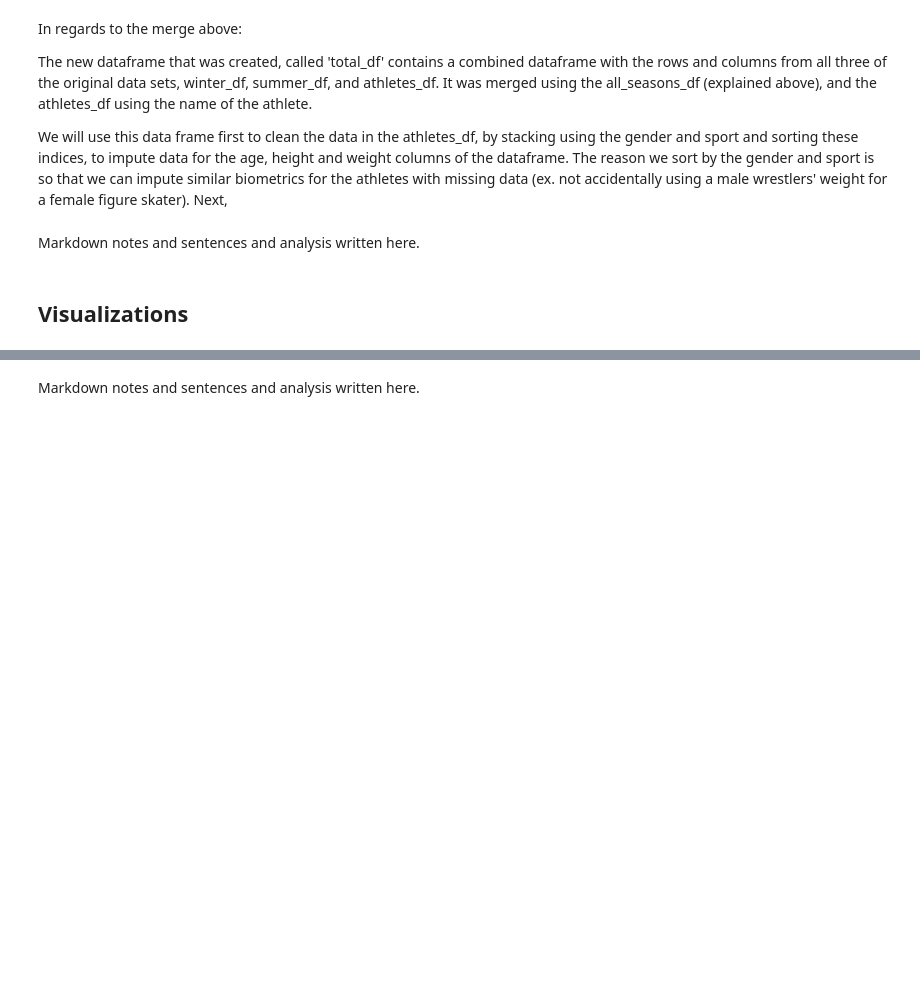
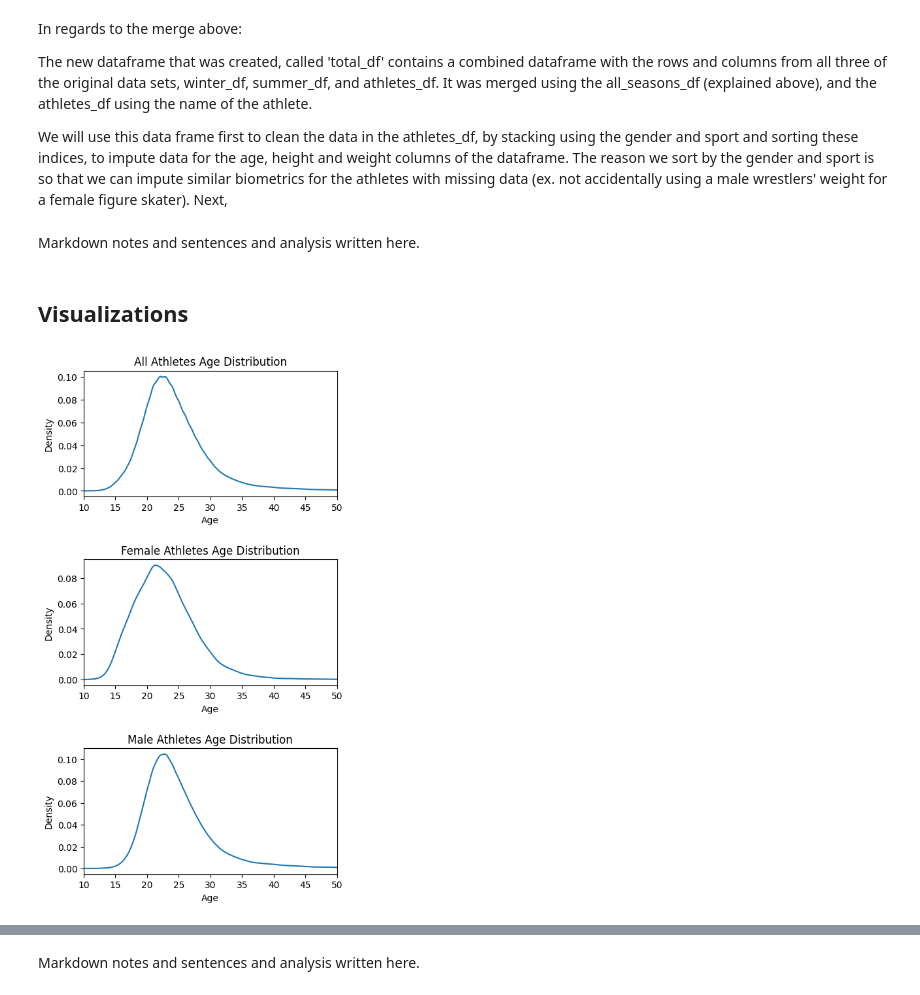
Before and after one commit to srushti-vai/Olympics-Data-Analysis, a Jupyter notebook: Olympics Data Analysis.ipynb, the cells around one changed output, grey strips where cells are left out. Cells and saved outputs as stored; diff of their text form; code cells hidden in the pictures; blank space fills up the shorter version.

Commit message:
Updates to pivoting and visualizations

```diff
--- a/Olympics Data Analysis.ipynb
+++ b/Olympics Data Analysis.ipynb
@@ -165,0 +189,33 @@ Markdown notes and sentences and analysis written here.
+# %%
+# graph age for all athletes, female, and males and see where most athletes lie
+
+fig, ax = plt.subplots(nrows=3, ncols=1, figsize=(5, 10))
+plt.subplots_adjust(hspace=0.5)
+
+# creates the plots
+athletes_df['AGE'].plot.kde(ax=ax[0])
+female_athletes_df['AGE'].plot.kde(ax=ax[1])
+male_athletes_df['AGE'].plot.kde(ax=ax[2])
+
+# sets the x limit so that it fits the general age range for athletes
+ax[0].set_xlim(10, 50)
+ax[1].set_xlim(10, 50)
+ax[2].set_xlim(10, 50)
+
+# sets the xticks so that we can see closer to where the discrepencies between each subset is
+ax[0].set_xticks([x for x in range(10, 51, 5)])
+ax[1].set_xticks([x for x in range(10, 51, 5)])
+ax[2].set_xticks([x for x in range(10, 51, 5)])
+
+# sets the labels and titles
+ax[0].set_xlabel('Age')
+ax[1].set_xlabel('Age')
+ax[2].set_xlabel('Age')
+
+ax[0].set_title('All Athletes Age Distribution')
+ax[1].set_title('Female Athletes Age Distribution')
+ax[2].set_title('Male Athletes Age Distribution')
+
+plt.show()
+# %% [output]
+[figure, added]
```
Also changed, not shown: parts of 10 cells of this notebook, 1 other file.
